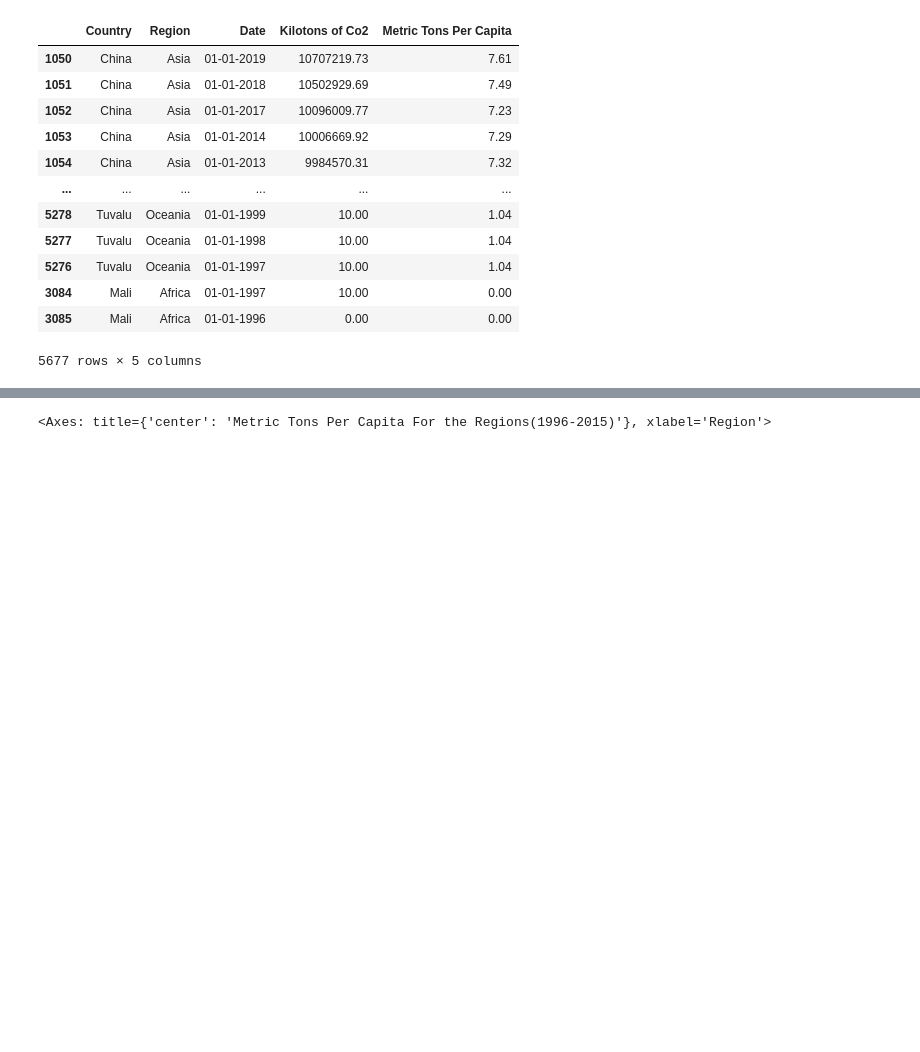
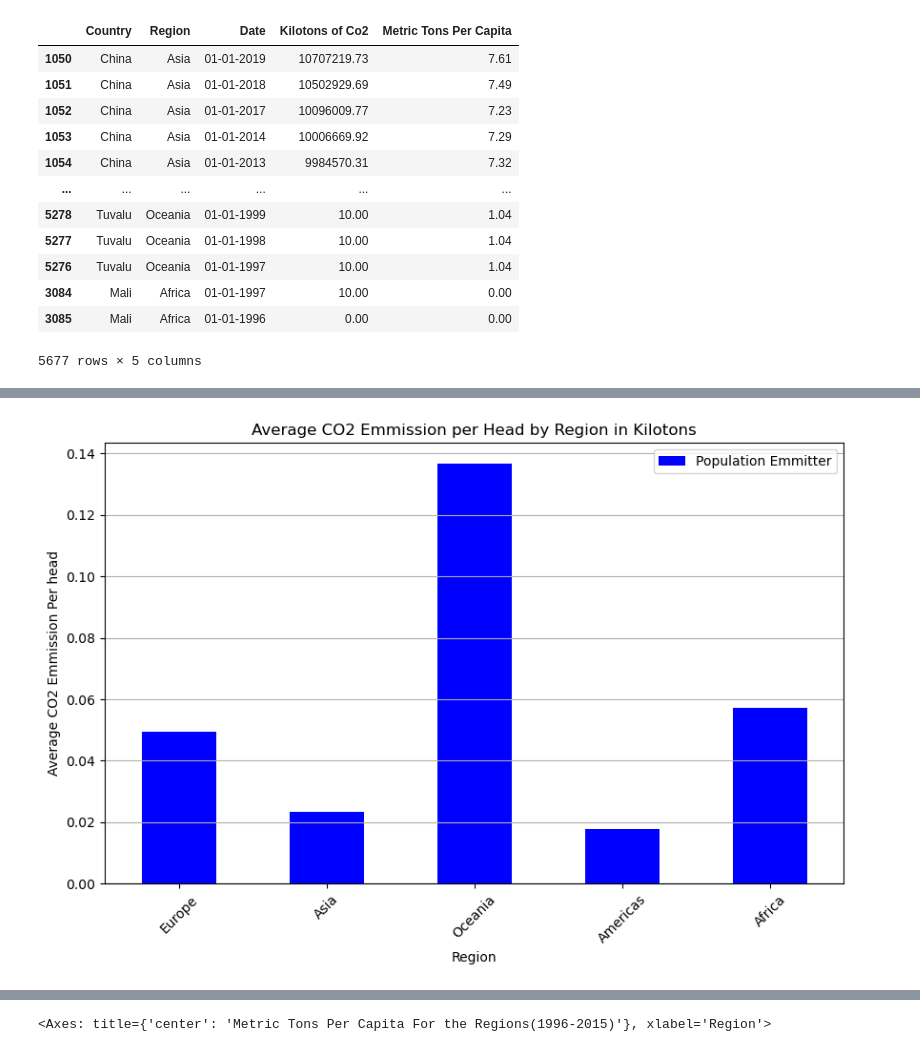
Before and after one commit to Victor-Karanja/co2-emmissions-model, a Jupyter notebook: CO2_EMMISSIONS.ipynb, the cells around one changed output, grey strips where cells are left out. Cells and saved outputs as stored; diff of their text form; code cells hidden in the pictures; blank space fills up the shorter version.

Commit message:
Commit on 24th April 2025 with pending comments on regional analysis

```diff
--- a/CO2_EMMISSIONS.ipynb
+++ b/CO2_EMMISSIONS.ipynb
@@ -92,0 +105,3 @@ df.sort_values(by='Kilotons of Co2',ascending=False)
+# %%
+dfa = df["Metric Tons Per Capita"].groupby(df["Region"]).mean().sort_values(ascending=False)
+dfa
@@ -92,0 +116,3 @@ df.sort_values(by='Kilotons of Co2',ascending=False)
+# %%
+dfb = df['Kilotons of Co2'].groupby(df['Region']).mean().sort_values(ascending=False)
+dfb
@@ -92,0 +134,7 @@ df.sort_values(by='Kilotons of Co2',ascending=False)
+# %%
+Regions = ["Europe", "Asia", "Oceania", "Americas", "Africa"]
+dfc = pd.DataFrame(columns=["Region","Population Emmitter"])
+for i in range(len(Regions)):
+    Population_emmitter = (dfa.loc[Regions[i]]*1000/dfb.loc[Regions[i]])
+    dfc = pd.concat([dfc, pd.DataFrame({"Region": [Regions[i]], "Population Emmitter": [Population_emmitter]})], ignore_index=True)
+dfc
@@ -92,0 +148,10 @@ df.sort_values(by='Kilotons of Co2',ascending=False)
+# %%
+dfc.plot(x='Region', y='Population Emmitter', kind='bar', color='blue', figsize=(10, 6))
+plt.title('Average CO2 Emmission per Head by Region in Kilotons')
+plt.xlabel('Region')
+plt.ylabel('Average CO2 Emmission Per head')
+plt.xticks(rotation=45)
+plt.grid(axis='y')
+plt.show()
+# %% [output]
+[figure, added]
```
Also changed, not shown: parts of 54 cells of this notebook.
